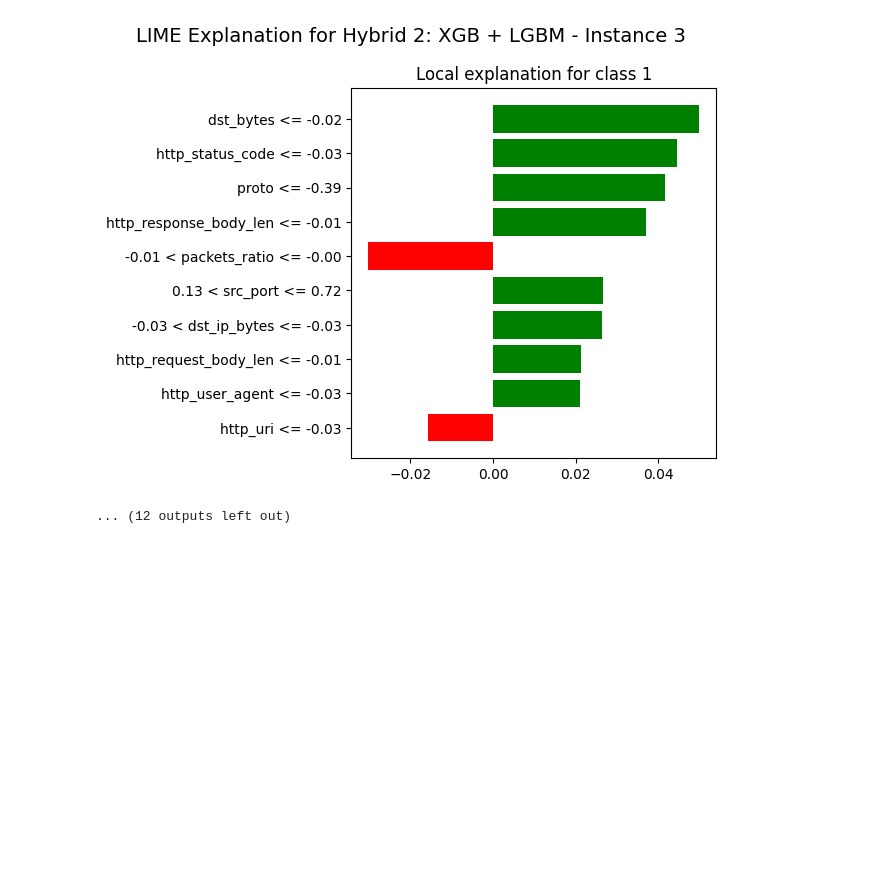
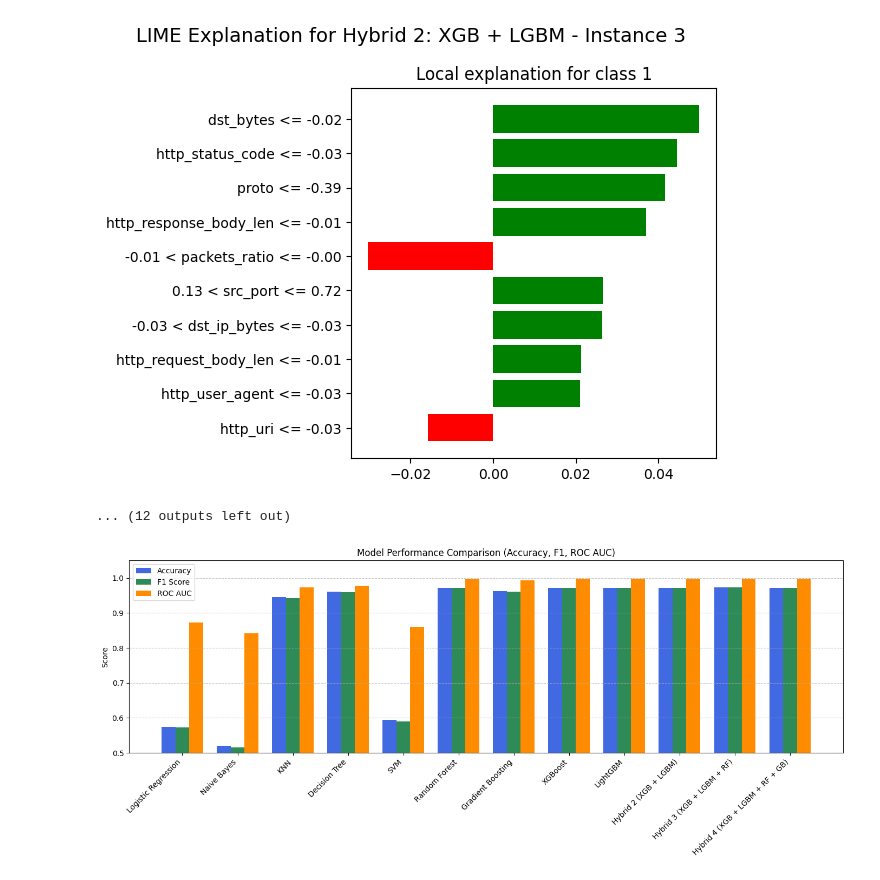
Before and after one commit to Rahageer90/ML_EXAi_-Integrated_IDS_Project, a Jupyter notebook: IDS_Model Train.ipynb, the cells around one changed output. Cells and saved outputs as stored; diff of their text form; code cells hidden in the pictures; blank space fills up the shorter version.

Commit message:
updated model performance comparison

```diff
--- a/IDS_Model Train.ipynb
+++ b/IDS_Model Train.ipynb
@@ -268,3 +268,56 @@ explain_with_lime(hybrid_4_model, "Hybrid 4: XGB + LGBM + RF + GB")
  Instance 3
 [figure]
 ... (12 outputs left out)
+# %%
+import matplotlib.pyplot as plt
+
+
+model_names = [
+    "Logistic Regression", "Naive Bayes", "KNN", "Decision Tree", "SVM",
+    "Random Forest", "Gradient Boosting", "XGBoost", "LightGBM",
+    "Hybrid 2 (XGB + LGBM)",
+    "Hybrid 3 (XGB + LGBM + RF)",
+    "Hybrid 4 (XGB + LGBM + RF + GB)"
+]
+
+accuracy_scores = [
+    0.5741, 0.521, 0.945, 0.961, 0.595,
+    0.9715, 0.963, 0.9720, 0.9718,
+    0.9723, 0.9725, 0.9722
+]
+
+f1_scores = [
+    0.573, 0.515, 0.943, 0.959, 0.590,
+    0.9715, 0.961, 0.9721, 0.9719,
+    0.9724, 0.9726, 0.9723
+]
+
+roc_auc_scores = [
+    0.873, 0.842, 0.973, 0.978, 0.861,
+    0.9960, 0.993, 0.9983, 0.9983,
+    0.9984, 0.9984, 0.9982
+]
+
+# Create a figure
+plt.figure(figsize=(14, 6))
+bar_width = 0.25
+x = range(len(model_names))
+
+# Plot each metric
+plt.bar([i - bar_width for i in x], accuracy_scores, width=bar_width, label='Accuracy', color='royalblue')
+plt.bar(x, f1_scores, width=bar_width, label='F1 Score', color='seagreen')
+plt.bar([i + bar_width for i in x], roc_auc_scores, width=bar_width, label='ROC AUC', color='darkorange')
+
+# Plot styling
+plt.xticks(x, model_names, rotation=45, ha='right')
+plt.ylabel("Score")
+plt.title("Model Performance Comparison (Accuracy, F1, ROC AUC)")
+plt.ylim(0.5, 1.05)
+plt.legend()
+plt.grid(axis='y', linestyle='--', alpha=0.7)
+plt.tight_layout()
+
+# Show plot
+plt.show()
+# %% [output]
+[figure, added]
```
